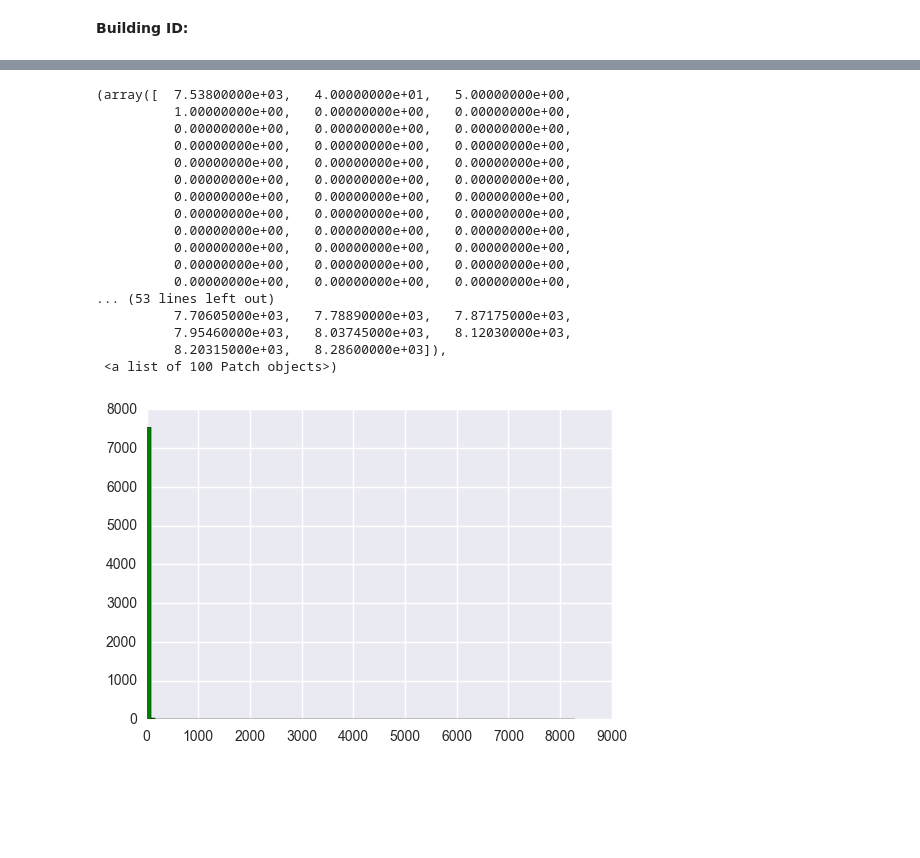
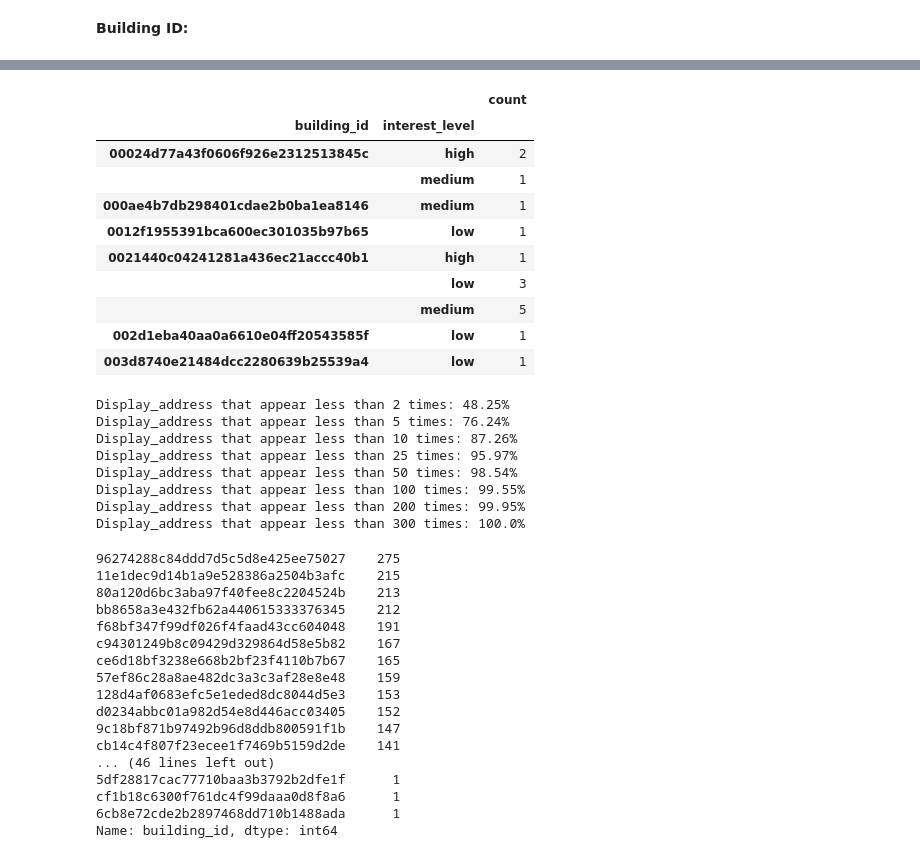
Before and after one commit to thunter009/Neuromancers-Kaggle, a Jupyter notebook: EDA.ipynb, the cells around one changed output, grey strips where cells are left out. Cells and saved outputs as stored; diff of their text form; code cells hidden in the pictures; blank space fills up the shorter version.

Commit message:
big buildings feature

```diff
--- a/EDA.ipynb
+++ b/EDA.ipynb
@@ -443,23 +416,0 @@ Name: building_id, dtype: int64
-# %%
-cnt_bid = t_df['building_id'].value_counts()
-
-plt.hist(cnt_bid.values, color='green', bins=100)
-# %% [output]
-(array([  7.53800000e+03,   4.00000000e+01,   5.00000000e+00,
-          1.00000000e+00,   0.00000000e+00,   0.00000000e+00,
-          0.00000000e+00,   0.00000000e+00,   0.00000000e+00,
-          0.00000000e+00,   0.00000000e+00,   0.00000000e+00,
-          0.00000000e+00,   0.00000000e+00,   0.00000000e+00,
-          0.00000000e+00,   0.00000000e+00,   0.00000000e+00,
-          0.00000000e+00,   0.00000000e+00,   0.00000000e+00,
-          0.00000000e+00,   0.00000000e+00,   0.00000000e+00,
-          0.00000000e+00,   0.00000000e+00,   0.00000000e+00,
-          0.00000000e+00,   0.00000000e+00,   0.00000000e+00,
-          0.00000000e+00,   0.00000000e+00,   0.00000000e+00,
-          0.00000000e+00,   0.00000000e+00,   0.00000000e+00,
-... (53 lines left out)
-          7.70605000e+03,   7.78890000e+03,   7.87175000e+03,
-          7.95460000e+03,   8.03745000e+03,   8.12030000e+03,
-          8.20315000e+03,   8.28600000e+03]),
- <a list of 100 Patch objects>)
-[figure, removed]
@@ -471,0 +417,51 @@ plt.show()
+# %%
+t_df['building_id'].replace(to_replace='0', value=np.nan, inplace=True)
+bid = t_df.groupby(['building_id', 'interest_level'])
+# %%
+bid['building_id'].agg(['count']).iloc[1:10,:]
+# %% [output]
+|  |  | count |
+| building_id | interest_level |  |
+| 00024d77a43f0606f926e2312513845c | high | 2 |
+|  | medium | 1 |
+| 000ae4b7db298401cdae2b0ba1ea8146 | medium | 1 |
+| 0012f1955391bca600ec301035b97b65 | low | 1 |
+| 0021440c04241281a436ec21accc40b1 | high | 1 |
+|  | low | 3 |
+|  | medium | 5 |
+| 002d1eba40aa0a6610e04ff20543585f | low | 1 |
+| 003d8740e21484dcc2280639b25539a4 | low | 1 |
+# %%
+cnt_srs = t_df['building_id'].value_counts()
+
+for i in [2, 5, 10, 25, 50, 100, 200, 300]:
+    print('Display_address that appear less than {} times: {}%'.format(i, round((cnt_srs < i).mean() * 100, 2)))
+# %% [output]
+Display_address that appear less than 2 times: 48.25%
+Display_address that appear less than 5 times: 76.24%
+Display_address that appear less than 10 times: 87.26%
+Display_address that appear less than 25 times: 95.97%
+Display_address that appear less than 50 times: 98.54%
+Display_address that appear less than 100 times: 99.55%
+Display_address that appear less than 200 times: 99.95%
+Display_address that appear less than 300 times: 100.0%
+# %%
+cnt_srs
+# %% [output]
+96274288c84ddd7d5c5d8e425ee75027    275
+11e1dec9d14b1a9e528386a2504b3afc    215
+80a120d6bc3aba97f40fee8c2204524b    213
+bb8658a3e432fb62a440615333376345    212
+f68bf347f99df026f4faad43cc604048    191
+c94301249b8c09429d329864d58e5b82    167
+ce6d18bf3238e668b2bf23f4110b7b67    165
+57ef86c28a8ae482dc3a3c3af28e8e48    159
+128d4af0683efc5e1eded8dc8044d5e3    153
+d0234abbc01a982d54e8d446acc03405    152
+9c18bf871b97492b96d8ddb800591f1b    147
+cb14c4f807f23ecee1f7469b5159d2de    141
+... (46 lines left out)
+5df28817cac77710baa3b3792b2dfe1f      1
+cf1b18c6300f761dc4f99daaa0d8f8a6      1
+6cb8e72cde2b2897468dd710b1488ada      1
+Name: building_id, dtype: int64
```
Also changed, not shown: parts of 7 cells of this notebook, 2 other files.
